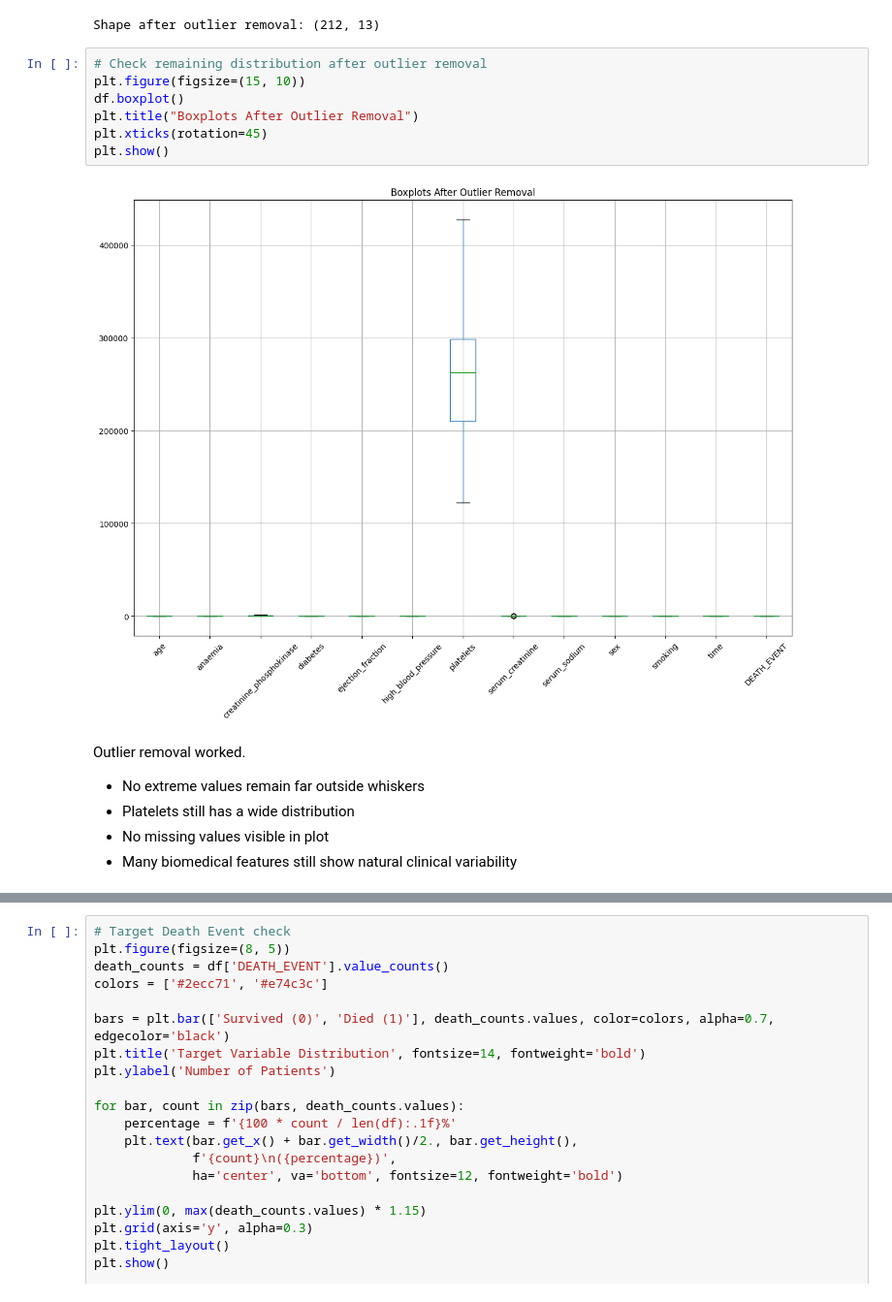
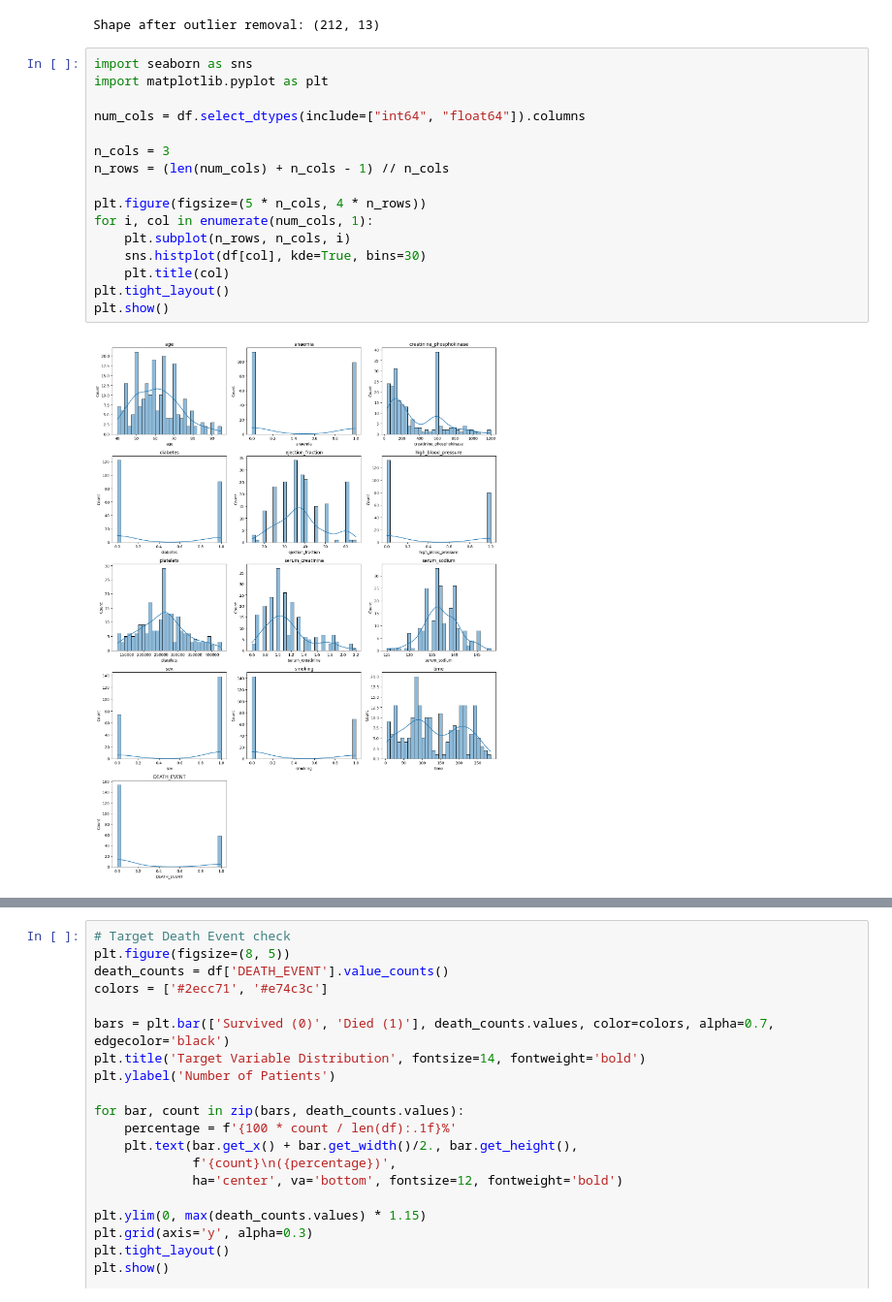
Before and after one commit to dr-malyna/Machine-Learning-Analysis-Medical-Dataset, a Jupyter notebook: machine_learning_analysis_code.ipynb, the cells around one changed output, grey strips where cells are left out. Shown at 97% size. Saved outputs shown, nothing was run; the diff lists cells and outputs as text.

Commit message:
Outliers visualization and Correlation + Kaplan-Meier
Please take a look if these changes can raise my mark up. Thank you.

```diff
--- a/machine_learning_analysis_code.ipynb
+++ b/machine_learning_analysis_code.ipynb
@@ -167,19 +167,21 @@ for col in numeric_cols:
 print("Shape after outlier removal:", df.shape)
 # %% [output]
 Shape after outlier removal: (212, 13)
-# %%
-# Check remaining distribution after outlier removal
-plt.figure(figsize=(15, 10))
-df.boxplot()
-plt.title("Boxplots After Outlier Removal")
-plt.xticks(rotation=45)
-plt.show()
-# %% [output]
-[figure, removed]
-# %% [markdown]
-Outlier removal worked.
-
-*   No extreme values remain far outside whiskers
-*   Platelets still has a wide distribution
-*   No missing values visible in plot
-*   Many biomedical features still show natural clinical variability
+# %%
+import seaborn as sns
+import matplotlib.pyplot as plt
+
+num_cols = df.select_dtypes(include=["int64", "float64"]).columns
+
+n_cols = 3
+n_rows = (len(num_cols) + n_cols - 1) // n_cols
+
+plt.figure(figsize=(5 * n_cols, 4 * n_rows))
+for i, col in enumerate(num_cols, 1):
+    plt.subplot(n_rows, n_cols, i)
+    sns.histplot(df[col], kde=True, bins=30)
+    plt.title(col)
+plt.tight_layout()
+plt.show()
+# %% [output]
+[figure, added]
```
Also changed, not shown: parts of 13 cells of this notebook.
